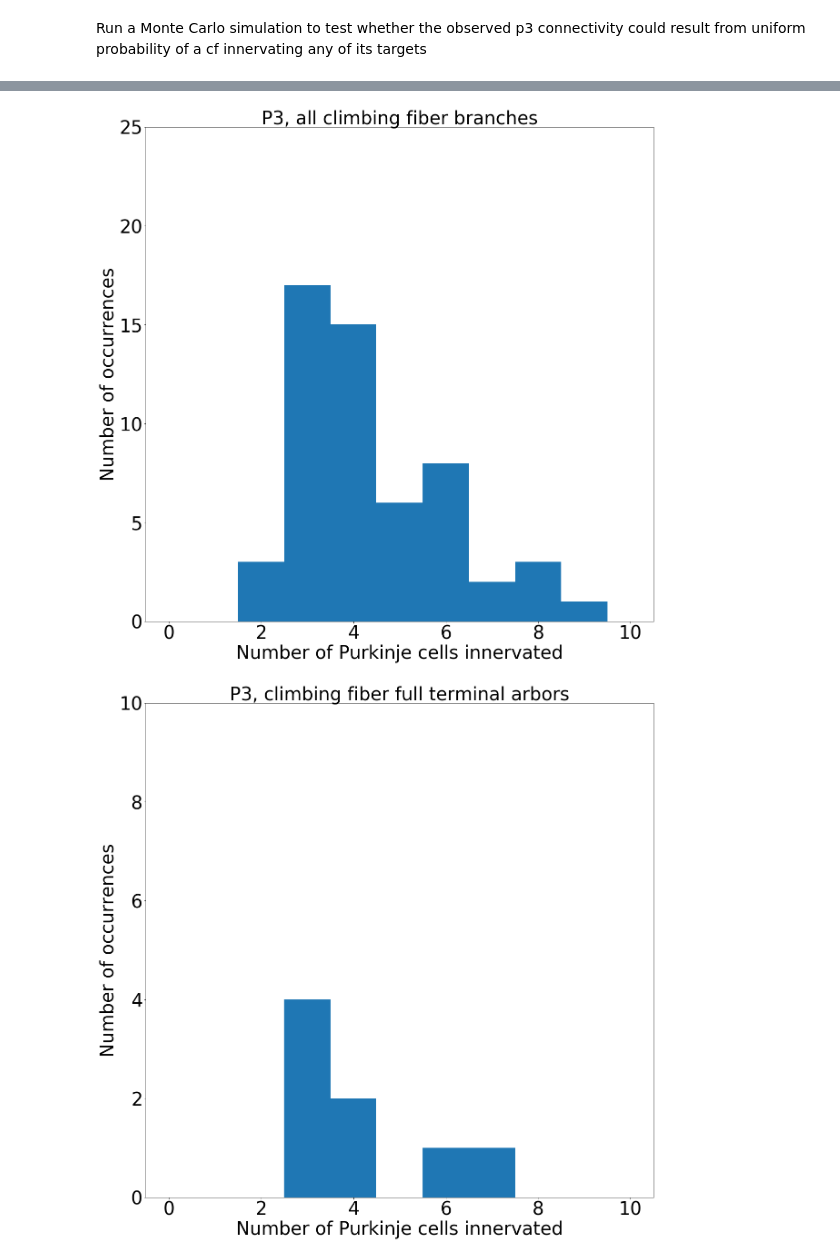
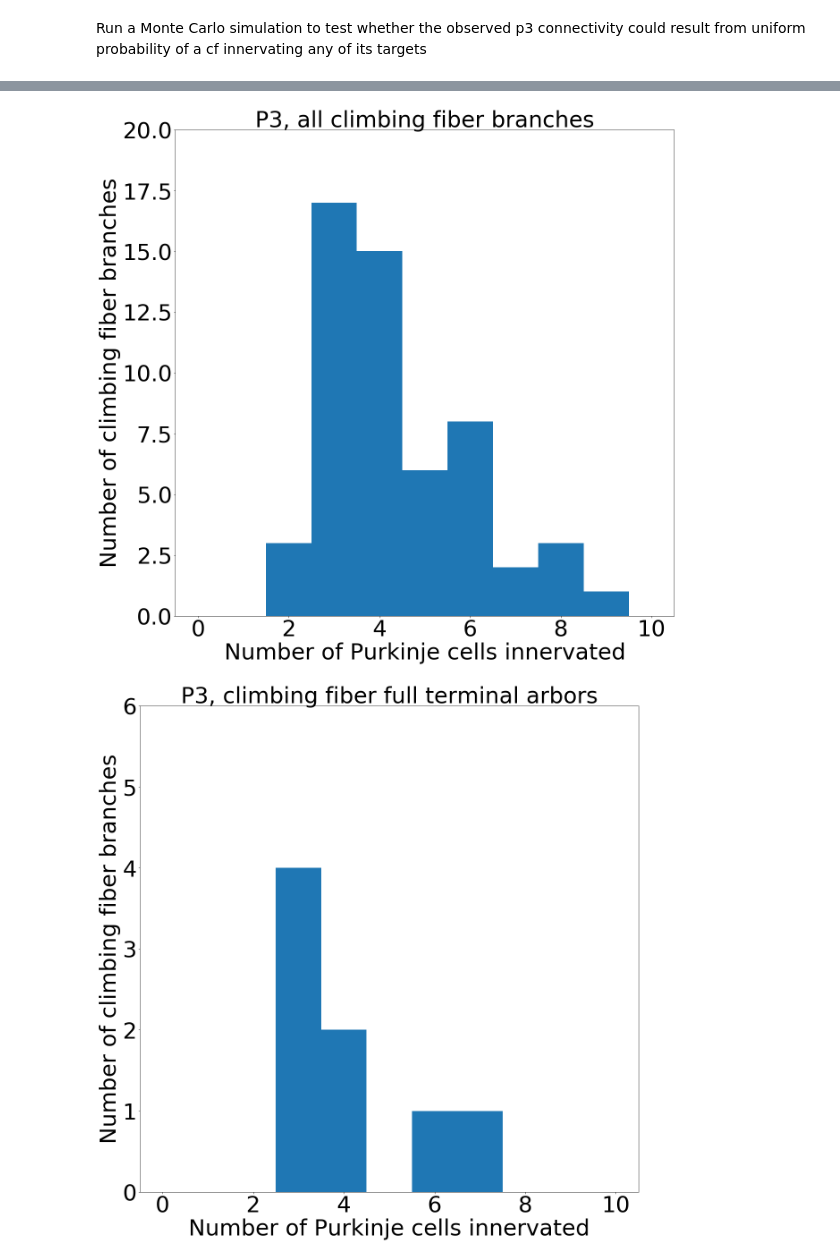
Before and after one commit to amwilson149/baby-andross, a Jupyter notebook: 190203_get_p3_syn_info_from_spreadsheet_axon_cuts.ipynb, the cells around one changed output, grey strips where cells are left out. Saved outputs shown, nothing was run; the diff lists cells and outputs as text; code cells hidden in the pictures.

```diff
--- a/190203_get_p3_syn_info_from_spreadsheet_axon_cuts.ipynb
+++ b/190203_get_p3_syn_info_from_spreadsheet_axon_cuts.ipynb
@@ -13,11 +10,11 @@ import time
 import matplotlib.pyplot as plt
 # %%
 # Set font size for figures
-FS = 40
+FS = 50
 dFS = 27
 # %%
 # Get connectivity info for all climbing fiber segments that innervate the fully reconstructed Purkinje cell
-fnametarget = './data/raw_connectivity_data/P3_PC1_Synapses_and_Inputs_12-17-2015_Backup_181011.xlsx'
+fnametarget = './data/raw_connectivity_data/P3_cf_mf_input_connectivity_data_20190603.xlsx'
 wb = xlrd.open_workbook(fnametarget)
 sheet       = 'Unkn_Input_Syn_List_MATLAB'
 sht = wb.sheet_by_name(sheet)
@@ -481,44 +480,46 @@ edges_nPCs = np.arange(-5,105,10)*0.1
 plt.figure(figsize=(20,20))
 plt.hist(nPCscontactedperCF,bins=edges_nPCs)
 plt.xlim((-0.5,10.5))
-plt.ylim((0,25))
+plt.ylim((0,20))
 plt.xlabel('Number of Purkinje cells innervated',fontsize=FS)
-plt.ylabel('Number of occurrences',fontsize=FS)
+# plt.ylabel('Number of occurrences',fontsize=FS)
+plt.ylabel('Number of climbing fiber branches',fontsize=FS)
 # plt.title('P3 climbing fiber branch divergence',fontsize=FS)
 plt.title('P3, all climbing fiber branches',fontsize=FS)
 plt.tick_params(labelsize=FS)
 # plt.show
 figname_cf_div = './data/figures/cf_divergences/p3_npcspcf_all_cfs.png'
 plt.savefig(figname_cf_div)
 
 # Inspect the mean and standard deviation of CF divergence
 meannPCscontactedperCF = np.mean(nPCscontactedperCF)
 stdevnPCscontactedperCF = np.std(nPCscontactedperCF)
 # print(meannPCscontactedperCF) # debugging
 # print(stdevnPCscontactedperCF)
 
 # Inspect divergence for only cfs with full terminal arbors in the volume
 # (based upon visual inspection)
 axonsfulltermarb = [62,63,145,154,158,206,298,226,346]
 rowtokeepfulltermarb = [i for i,q in enumerate(uinputnew) if q in axonsfulltermarb]
 nPCscontactedperCFfulltermarb = [nPCscontactedperCF[q] for q in rowtokeepfulltermarb]
 plt.figure(figsize=(20,20))
 plt.hist(nPCscontactedperCFfulltermarb,bins=edges_nPCs)
 plt.xlim((-0.5,10.5))
-plt.ylim((0,10))
+plt.ylim((0,6))
 plt.xlabel('Number of Purkinje cells innervated',fontsize=FS)
-plt.ylabel('Number of occurrences',fontsize=FS)
+# plt.ylabel('Number of occurrences',fontsize=FS)
+plt.ylabel('Number of climbing fiber branches',fontsize=FS)
 plt.title('P3, climbing fiber full terminal arbors',fontsize=FS)
 plt.tick_params(labelsize=FS)
 # plt.show()
 figname_cf_div_fta = './data/figures/cf_divergences/p3_npcspcf_cfs_ftas.png'
 plt.savefig(figname_cf_div_fta)
 
 # print(np.mean(nPCscontactedperCFfulltermarb)) # debugging
 # print(np.mean(nPCscontactedperCFfulltermarb))
 # %% [output]
-[figure, old version]
+[figure, new version]
-[figure, old version]
+[figure, new version]
 # %%
 # Save information about divergences of all CF branches
 cd_div_fname_all = './data/cf_divergences/190205_p3_npcspercf.json'
```
Also changed, not shown: parts of 4 cells of this notebook, 47 other files.
